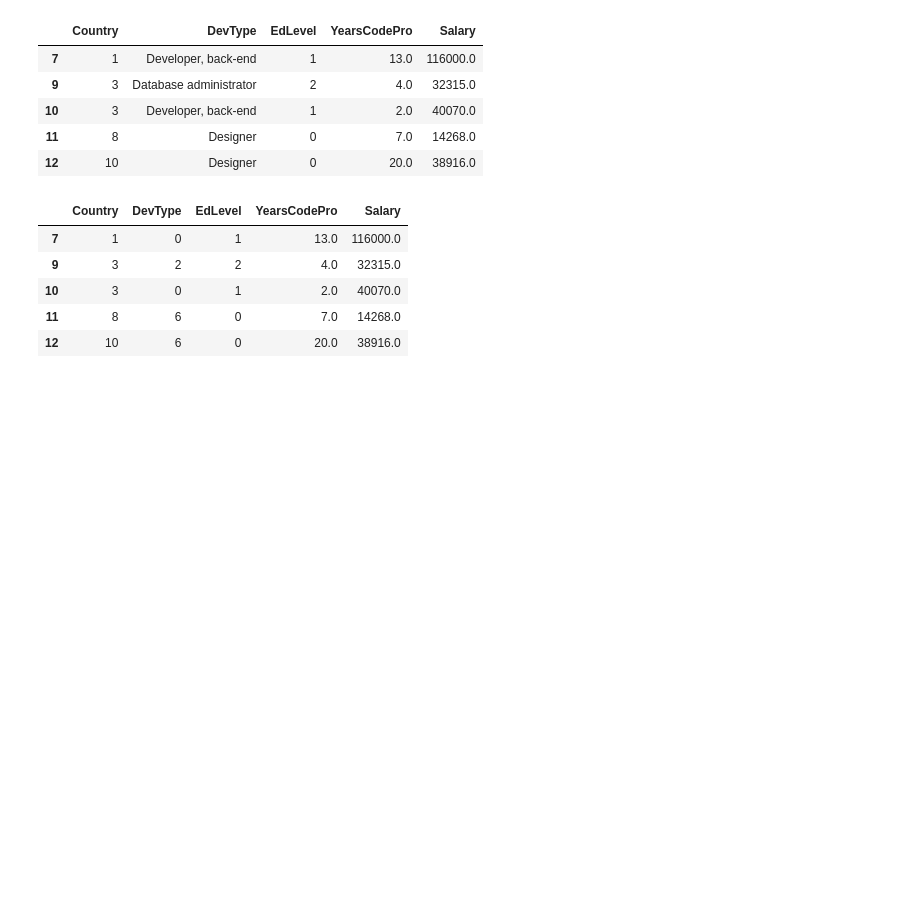
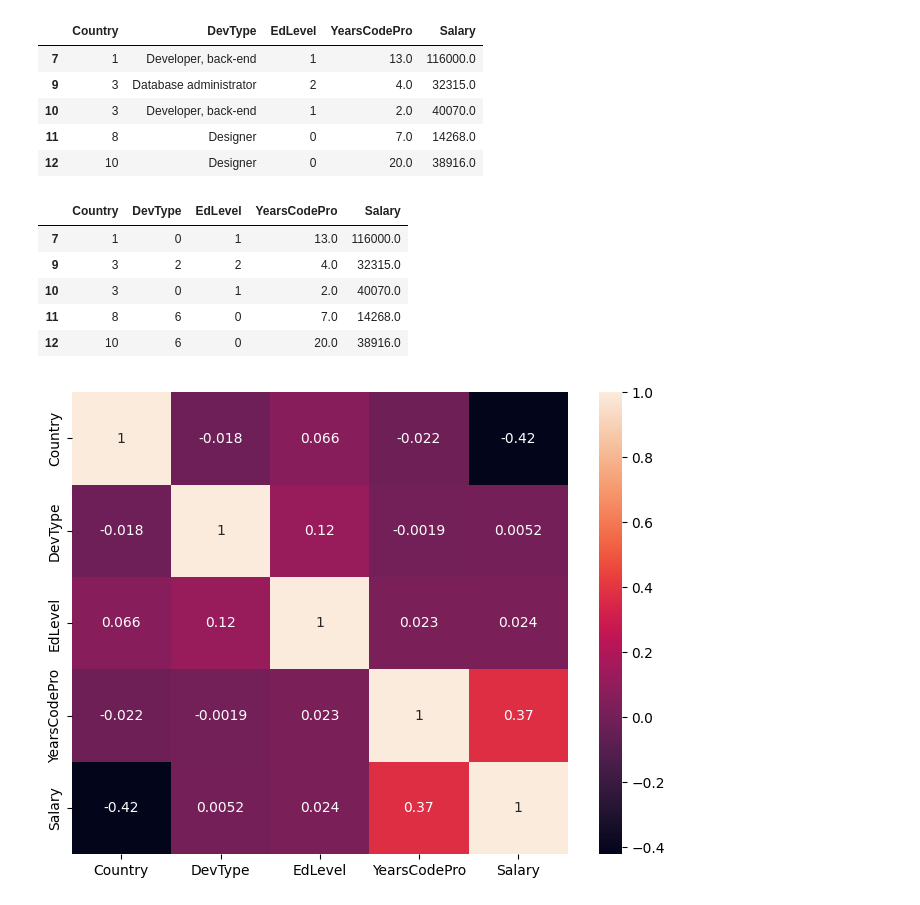
Before and after one commit to SamuelMends/salaries_prediction_project, a Jupyter notebook: Projeto1.ipynb, the cells around one changed output. Saved outputs shown, nothing was run; the diff lists cells and outputs as text; code cells hidden in the pictures; blank space fills up the shorter version.

```diff
--- a/Projeto1.ipynb
+++ b/Projeto1.ipynb
@@ -497,3 +497,10 @@ ds.head()
 | 10 | 3 | 0 | 1 | 2.0 | 40070.0 |
 | 11 | 8 | 6 | 0 | 7.0 | 14268.0 |
 | 12 | 10 | 6 | 0 | 20.0 | 38916.0 |
+# %%
+# Mapa de Correlação
+plt.figure(figsize = (8,6))
+corr = ds.corr()
+sns.heatmap(corr, annot = True);
+# %% [output]
+[figure, added]
```
